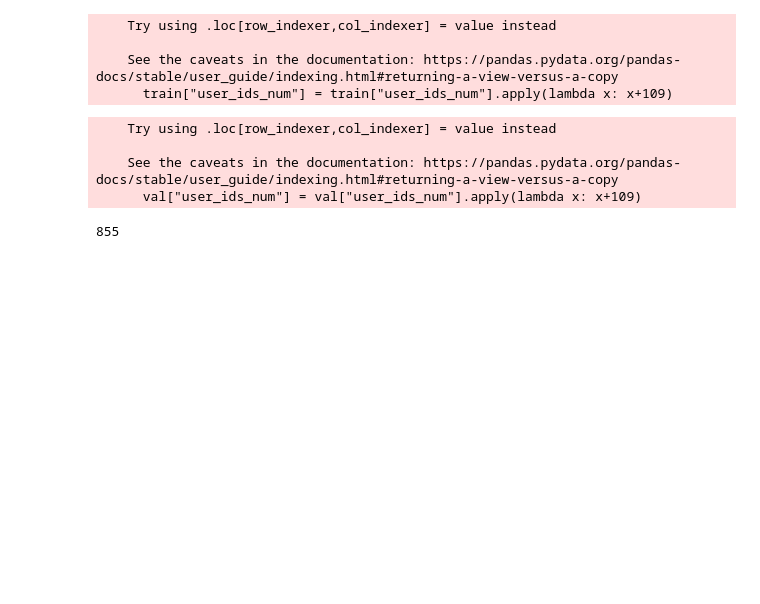
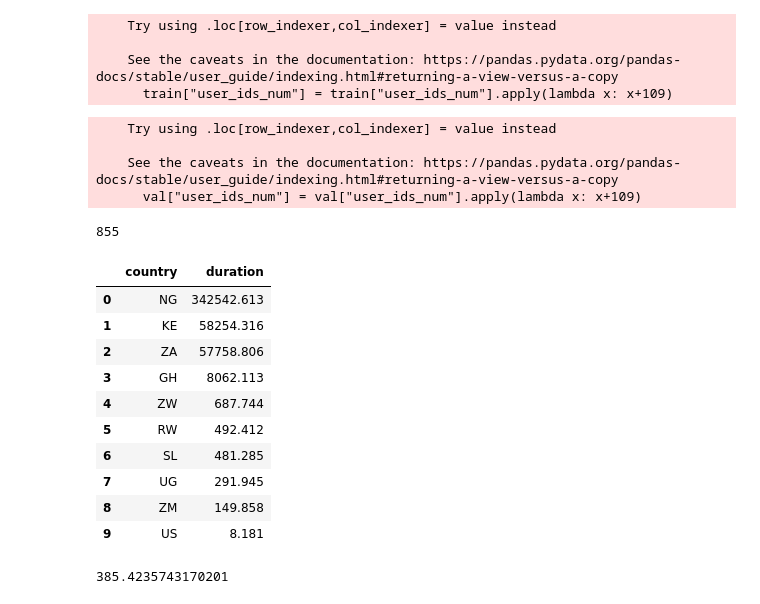
Before and after one commit to intron-innovation/AfriSpeech-TTS, a Jupyter notebook: notebooks/data_preprocessing.ipynb, the cells around one changed output. Drawn from its saved outputs; the diff is of its cells as text; code cells hidden in the pictures; blank space fills up the shorter version.

```diff
--- a/notebooks/data_preprocessing.ipynb
+++ b/notebooks/data_preprocessing.ipynb
@@ -382,3 +418,28 @@ with open("/srv/storage/talc2@talc-data2.nancy/multispeech/calcul/users/sogun/Af
 train.user_ids_num.values.max()
 # %% [output]
 855
+# %%
+# oversample train per accent
+
+train = pd.read_csv("/srv/storage/talc2@talc-data2.nancy/multispeech/calcul/users/sogun/AfriSpeech-TTS/data/afritts-train-clean.csv",)
+
+split = train # train, dev, test
+speakers2 = pd.pivot_table(train, values="duration",
+              columns=["country"], aggfunc="sum").T.reset_index()
+
+speakers2["duration"] = speakers2["duration"]# /3600
+
+speakers2 = speakers2.sort_values("duration", ascending=False).reset_index(drop=True)
+speakers2.head(20)
+# %% [output]
+|  | country | duration |
+| 0 | NG | 342542.613 |
+| 1 | KE | 58254.316 |
+| 2 | ZA | 57758.806 |
+| 3 | GH | 8062.113 |
+| 4 | ZW | 687.744 |
+| 5 | RW | 492.412 |
+| 6 | SL | 481.285 |
+| 7 | UG | 291.945 |
+| 8 | ZM | 149.858 |
+| 9 | US | 8.181 |
@@ -384,0 +452,4 @@ train.user_ids_num.values.max()
+# %%
+57758.806 / 149.858
+# %% [output]
+385.4235743170201
```
Also changed, not shown: parts of 48 cells of this notebook, 33 other files.
